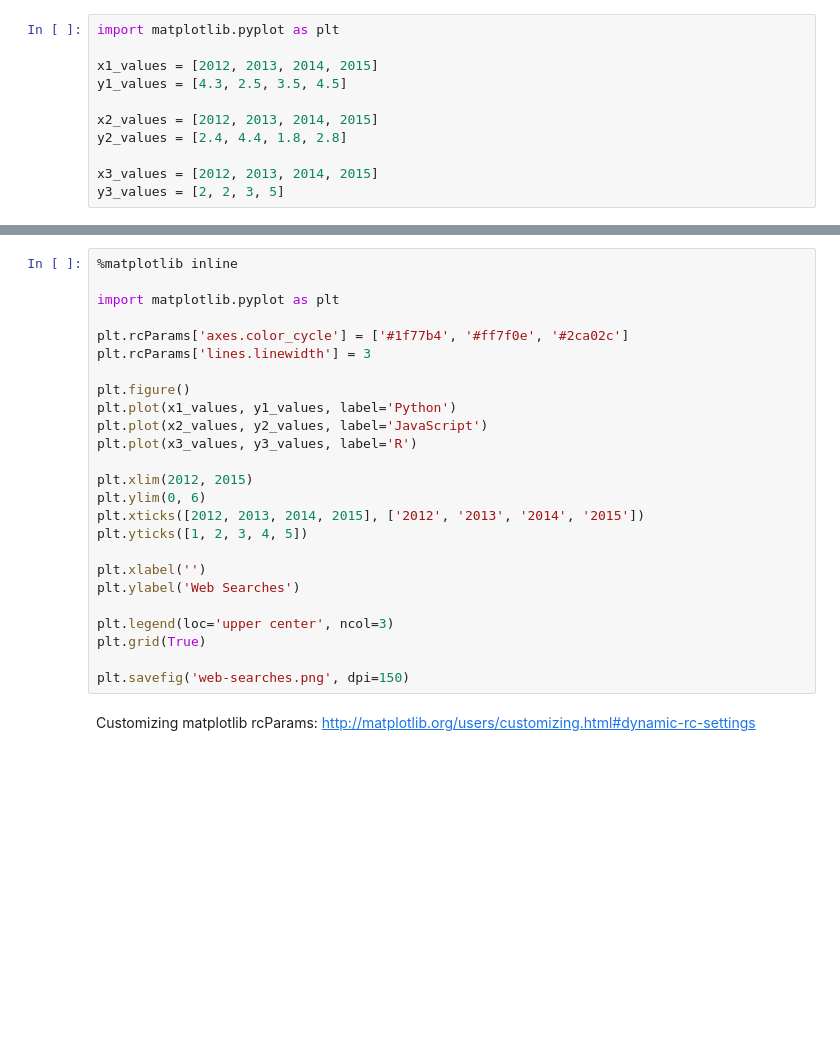
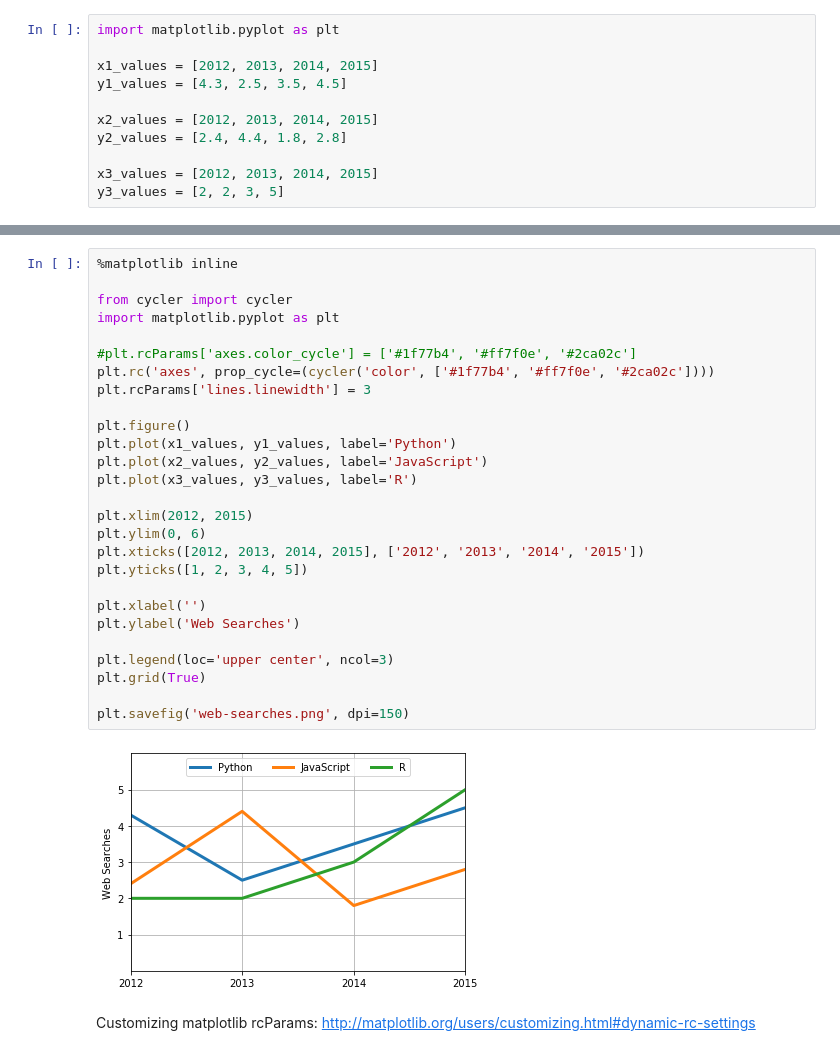
Before and after one commit to tulip-lab/flip00, a Jupyter notebook: F0C-08-Styles.ipynb, the cells around one changed output, grey strips where cells are left out. Saved outputs shown, nothing was run; the diff lists cells and outputs as text; blank space fills up the shorter version.

```diff
--- a/F0C-08-Styles.ipynb
+++ b/F0C-08-Styles.ipynb
@@ -78,28 +82,32 @@ plt.savefig('web-searches.png', dpi=150)
 # %%
 %matplotlib inline
 
+from cycler import cycler
 import matplotlib.pyplot as plt
 
-plt.rcParams['axes.color_cycle'] = ['#1f77b4', '#ff7f0e', '#2ca02c']
+#plt.rcParams['axes.color_cycle'] = ['#1f77b4', '#ff7f0e', '#2ca02c']
+plt.rc('axes', prop_cycle=(cycler('color', ['#1f77b4', '#ff7f0e', '#2ca02c'])))
 plt.rcParams['lines.linewidth'] = 3
 
 plt.figure()
 plt.plot(x1_values, y1_values, label='Python')
 plt.plot(x2_values, y2_values, label='JavaScript')
 plt.plot(x3_values, y3_values, label='R')
 
 plt.xlim(2012, 2015)
 plt.ylim(0, 6)
 plt.xticks([2012, 2013, 2014, 2015], ['2012', '2013', '2014', '2015'])
 plt.yticks([1, 2, 3, 4, 5])
 
 plt.xlabel('')
 plt.ylabel('Web Searches')
 
 plt.legend(loc='upper center', ncol=3)
 plt.grid(True)
 
 plt.savefig('web-searches.png', dpi=150)
+# %% [output]
+[figure, added]
 # %% [markdown]
 Customizing matplotlib rcParams: http://matplotlib.org/users/customizing.html#dynamic-rc-settings
 # %% [markdown]
```
Also changed, not shown: parts of 10 cells of this notebook, 4 other files.
